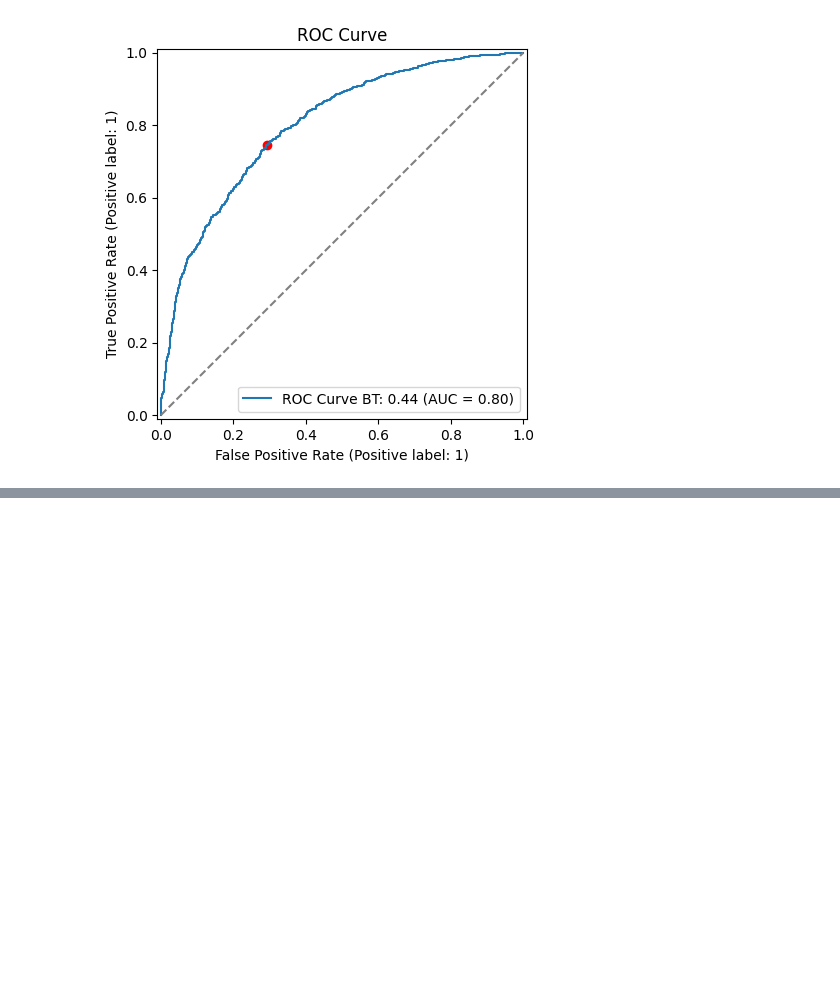
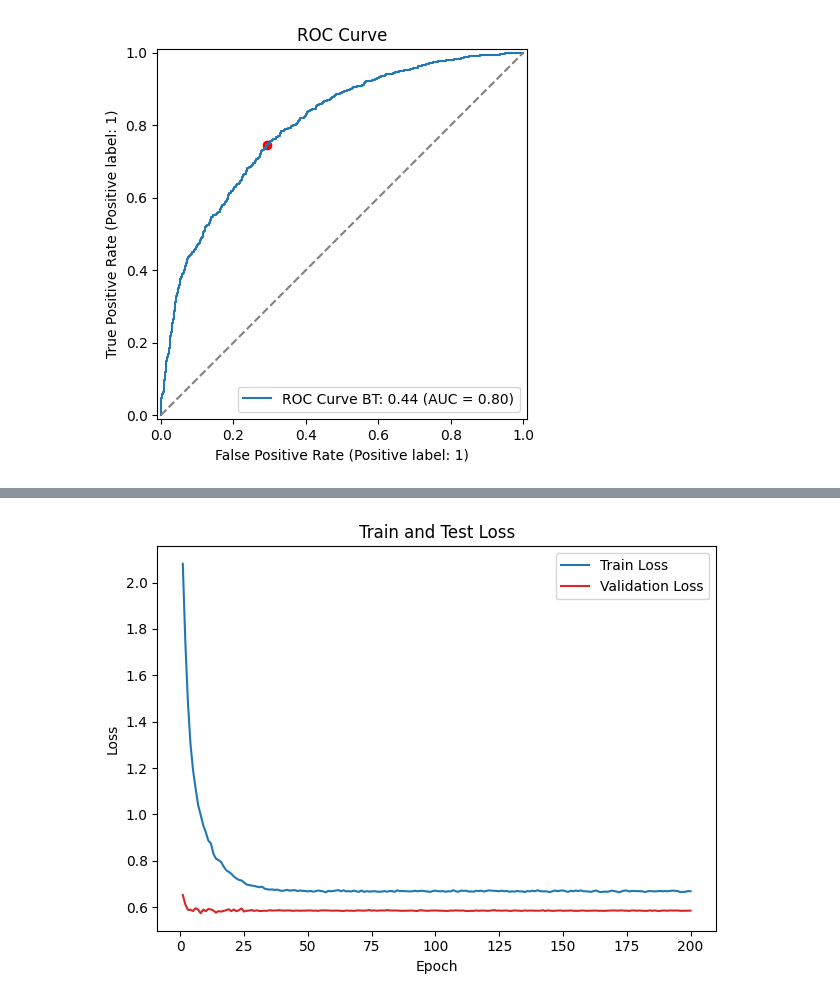
Before and after one commit to pizoz/Thesis, a Jupyter notebook: train.ipynb, the cells around one changed output, grey strips where cells are left out. Drawn from its saved outputs; the diff is of its cells as text; code cells hidden in the pictures; blank space fills up the shorter version.

```diff
--- a/train.ipynb
+++ b/train.ipynb
@@ -366,0 +372,21 @@ KeyboardInterrupt:
+# %%
+file_path= "./data/average_beats.hdf5"
+dataset2 = BeatsDataset(file_path ,downsample=True,majority_ratio=0.50)
+# %%
+train_val_idx_2, test_idx_2 = train_test_split(
+    np.arange(len(dataset2)),
+    test_size=0.15,
+    random_state=random_state,
+    stratify=dataset2.get_labels()
+)
+train_val_idx_2.sort()
+train_idx_2, val_idx_2 = train_test_split(
+    train_val_idx_2,
+    test_size=0.17647,  # ~15% of total
+    random_state=random_state,
+    stratify=dataset2.labels[train_val_idx_2]
+)
+train_loader_2 = DataLoader(BeatsDataset("./data/average_beats.hdf5", indices = dataset2.indices[train_idx_2]), batch_size=batch_size, shuffle=True)
+val_loader_2   = DataLoader(BeatsDataset("./data/average_beats.hdf5", indices = dataset2.indices[val_idx_2]),   batch_size=batch_size, shuffle=False)
+test_loader_2  = DataLoader(BeatsDataset("./data/average_beats.hdf5", indices = dataset2.indices[test_idx_2]),  batch_size=batch_size, shuffle=False)
+device = torch.device("cuda" if torch.cuda.is_available() else "cpu")
@@ -366,0 +566,17 @@ KeyboardInterrupt:
+# %%
+fig, ax = plt.subplots()
+
+ax.plot(range(1, len(train_losses) + 1), train_losses, label="Train Loss", color='tab:blue')
+ax.plot(range(1, len(val_losses) + 1), val_losses, label="Validation Loss", color='tab:red')
+
+ax.set_xlabel("Epoch")
+ax.set_ylabel("Loss")
+ax.legend()
+
+plt.title(f"Train and Test Loss")
+plt.tight_layout()
+plt.savefig(f"train_test_loss_RETE_BEATS.png")
+
+plt.show()
+# %% [output]
+[figure, added]
```
Also changed, not shown: parts of 6 cells of this notebook, 11 other files.
